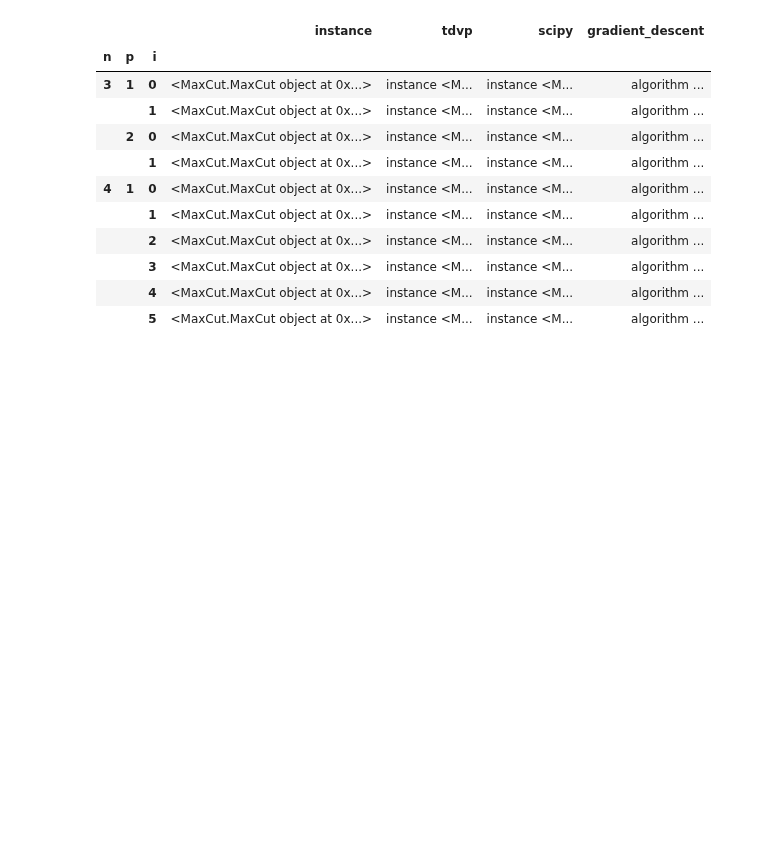
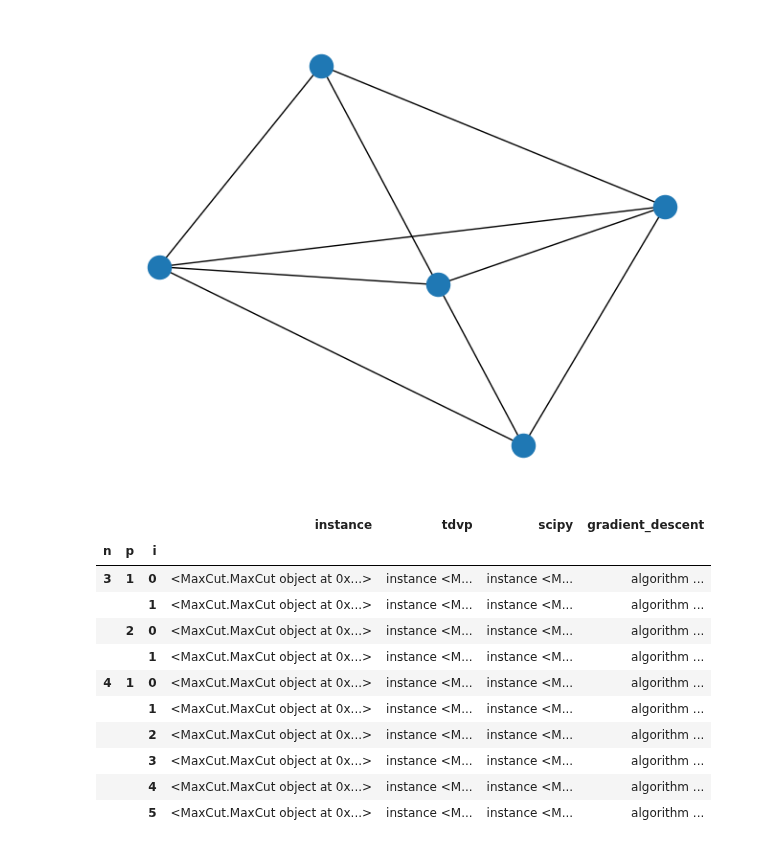
Before and after one commit to LeonhardRichter/TDVP_and_QAOA, a Jupyter notebook: plots.ipynb, the cells around one changed output. Drawn from its saved outputs; the diff is of its cells as text; code cells hidden in the pictures; blank space fills up the shorter version.

Commit message:
plotting

```diff
--- a/plots.ipynb
+++ b/plots.ipynb
@@ -12,3 +14,7 @@ from qaoa_and_tdvp import QAOA
+# %%
+nx.draw(load_instances(5,p_max=1).loc[1,5]['instance'].graph)
+# %% [output]
+[figure, added]
 # %%
 n=4
 # %%
```
Also changed, not shown: parts of 5 cells of this notebook, 3 other files.
